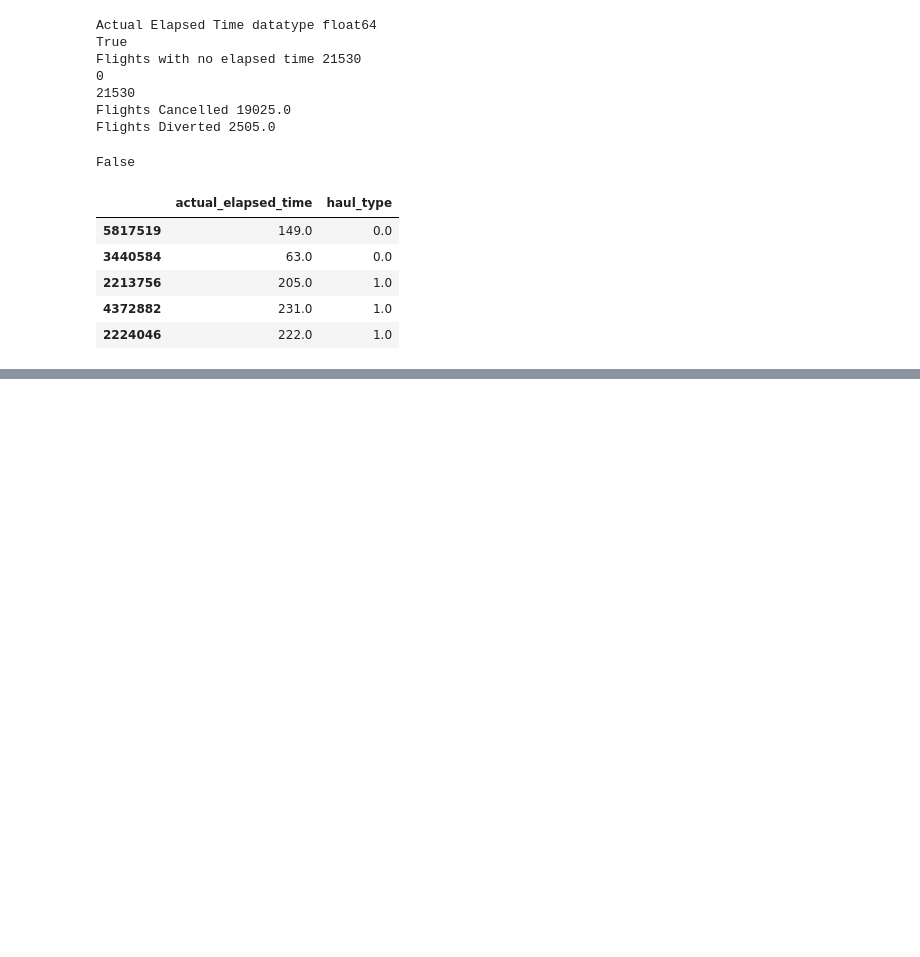
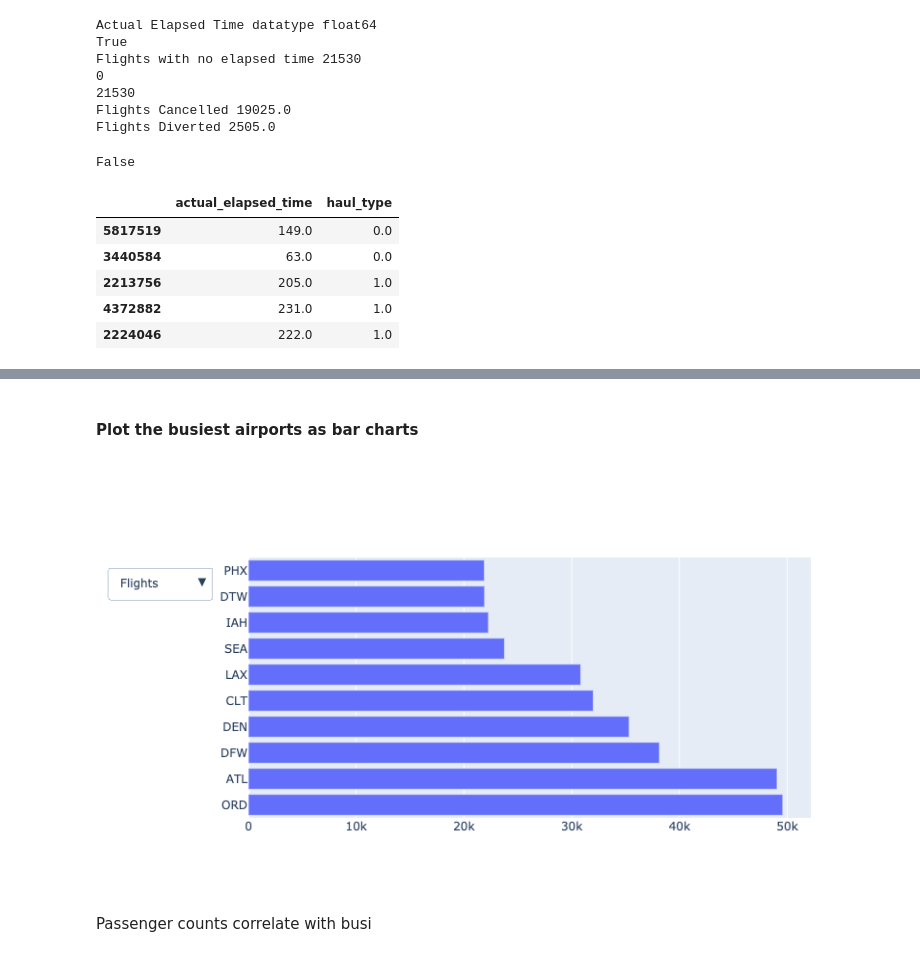
Before and after one commit to GailB-ca/lighthouse-mid-term-project, a Jupyter notebook: Flights Dataframe 2.ipynb, the cells around one changed output, grey strips where cells are left out. Saved outputs shown, nothing was run; the diff lists cells and outputs as text; code cells hidden in the pictures; blank space fills up the shorter version.

```diff
--- a/Flights Dataframe 2.ipynb
+++ b/Flights Dataframe 2.ipynb
@@ -66,0 +317,10 @@ flight_sample[['actual_elapsed_time','haul_type']].head()
+# %%
+passenger_totals_query_2019 = """
+   SELECT origin_airport_id,
+    sum(passengers) as total_passengers
+   FROM passengers
+   WHERE year = 2019
+   group by origin_airport_id
+"""
+passenger_totals_2019 = execute_read_query(con, passenger_totals_query_2019)
+passenger_totals_2019.head()
@@ -66,0 +334,3 @@ flight_sample[['actual_elapsed_time','haul_type']].head()
+# %%
+top_10_passenger_airports = passenger_totals_2019.sort_values(by='total_passengers', ascending=False).head(10)
+top_10_passenger_airports
@@ -66,0 +349,3 @@ flight_sample[['actual_elapsed_time','haul_type']].head()
+# %%
+top_10_airports_names_passengers_2019 = get_airport_names(top_10_passenger_airports['origin_airport_id'].to_numpy())
+top_10_airports_names_passengers_2019
@@ -66,0 +364,3 @@ flight_sample[['actual_elapsed_time','haul_type']].head()
+# %%
+top_10_airports_by_passengers = top_10_passenger_airports.join(top_10_airports_names_passengers_2019.set_index('origin_airport_id'), on='origin_airport_id', rsuffix="dest")
+top_10_airports_by_passengers.head()
@@ -66,0 +374,42 @@ flight_sample[['actual_elapsed_time','haul_type']].head()
+# %% [markdown]
+#### Plot the busiest airports as bar charts
+# %%
+fig = go.Figure()
+fig.add_trace(go.Bar(
+            x=top_10_airports_by_flights['flights'],
+            y=top_10_airports_by_flights['origin'],
+            orientation='h'))
+#fig.add_trace(go.Bar(
+#            x=top_10_airports_by_passengers['total_passengers'],
+#            y=top_10_airports_by_passengers['origin'],
+#            orientation='h'))
+# Add dropdown
+buttons=list([dict(args=[{'x':[top_10_airports_by_flights['flights']]}, [0]],
+                   label="Flights",
+                   method="restyle"
+                ),
+                dict(args=[{'x':[top_10_airports_by_passengers['total_passengers']]}, [0]],
+                   label="Passengers",
+                   method="restyle"
+                )
+            ])
+fig.update_layout(
+    updatemenus=[
+        go.layout.Updatemenu(
+            buttons=buttons,
+            direction="down",
+            pad={"r": 10, "t": 10},
+            showactive=True,
+            x=-0.25,
+            xanchor="left",
+            y=1,
+            yanchor="top"
+        )
+    ]
+)
+
+fig.show()
+# %% [output]
+[figure, added]
+# %% [markdown]
+Passenger counts correlate with busi
```
Also changed, not shown: parts of 28 cells of this notebook.
